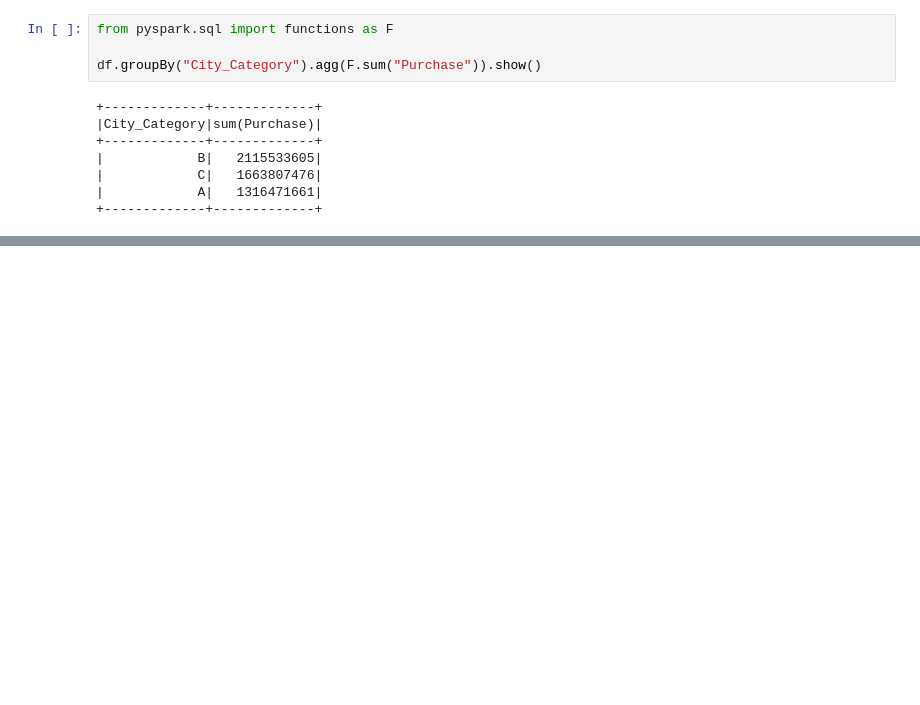
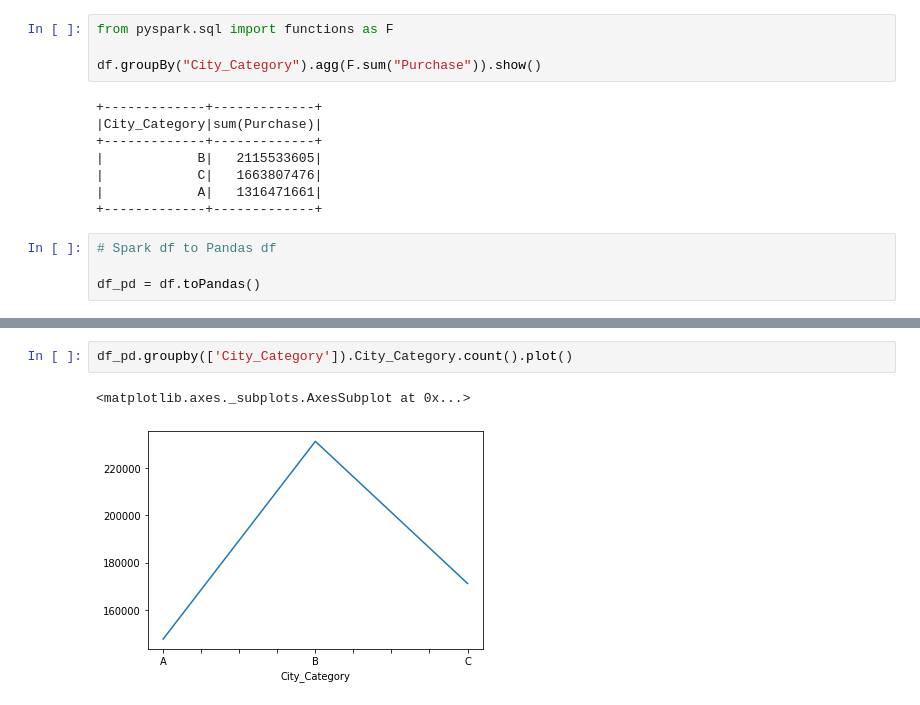
Before and after one commit to celiocausjunior/BigDataSenac, a Jupyter notebook: instalacao_spark_senac.ipynb, the cells around one changed output, grey strips where cells are left out. Drawn from its saved outputs; the diff is of its cells as text; blank space fills up the shorter version.

```diff
--- a/instalacao_spark_senac.ipynb
+++ b/instalacao_spark_senac.ipynb
@@ -313,3 +313,7 @@ df.groupBy("City_Category").agg(F.sum("Purchase")).show()
 |            C|   1663807476|
 |            A|   1316471661|
 +-------------+-------------+
+# %%
+# Spark df to Pandas df
+
+df_pd = df.toPandas()
@@ -315,0 +341,5 @@ df.groupBy("City_Category").agg(F.sum("Purchase")).show()
+# %%
+df_pd.groupby(['City_Category']).City_Category.count().plot()
+# %% [output]
+<matplotlib.axes._subplots.AxesSubplot at 0x...>
+[figure, added]
```
Also changed, not shown: parts of 5 cells of this notebook.
